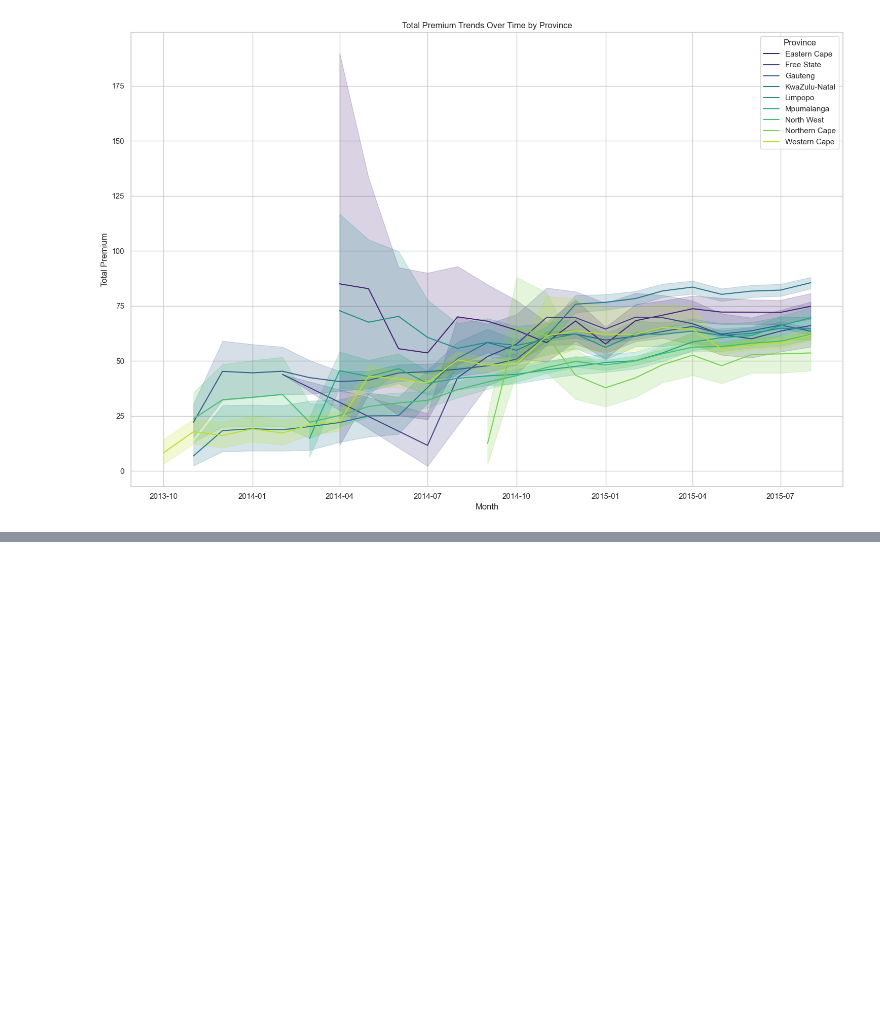
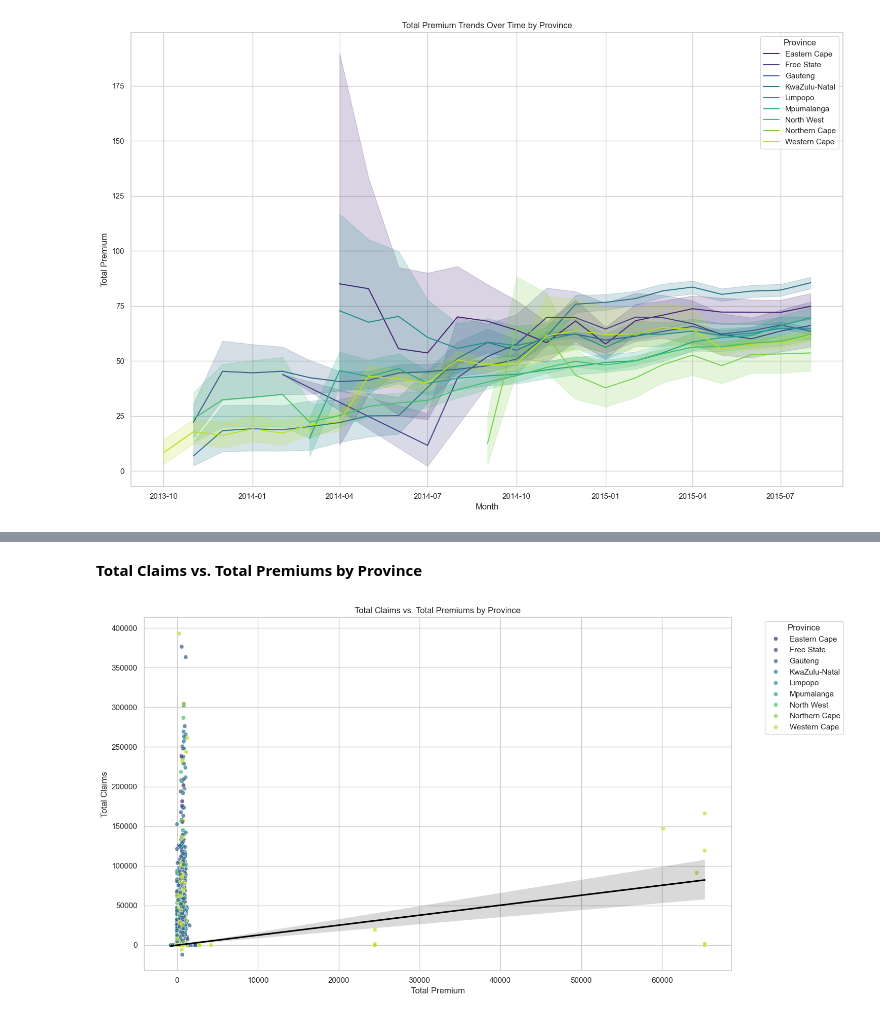
Before and after one commit to Wbam/Week-3, a Jupyter notebook: notebooks/eda_summary.ipynb, the cells around one changed output, grey strips where cells are left out. Drawn from its saved outputs; the diff is of its cells as text; code cells hidden in the pictures; blank space fills up the shorter version.

Commit message:
completed visualizing the data

```diff
--- a/notebooks/eda_summary.ipynb
+++ b/notebooks/eda_summary.ipynb
@@ -406,0 +424,14 @@ plt.show()
+# %% [markdown]
+<font size="10"><b>Total Claims vs. Total Premiums by Province</b></font>
+# %%
+plt.figure(figsize=(15, 8))
+sns.scatterplot(data=data, x='TotalPremium', y='TotalClaims', hue='Province', palette='viridis', alpha=0.7)
+sns.regplot(data=data, x='TotalPremium', y='TotalClaims', scatter=False, color='black')
+plt.title('Total Claims vs. Total Premiums by Province')
+plt.xlabel('Total Premium')
+plt.ylabel('Total Claims')
+plt.legend(title='Province', bbox_to_anchor=(1.05, 1), loc='upper left')
+plt.tight_layout()
+plt.show()
+# %% [output]
+[figure, added]
```
Also changed, not shown: parts of 7 cells of this notebook.
